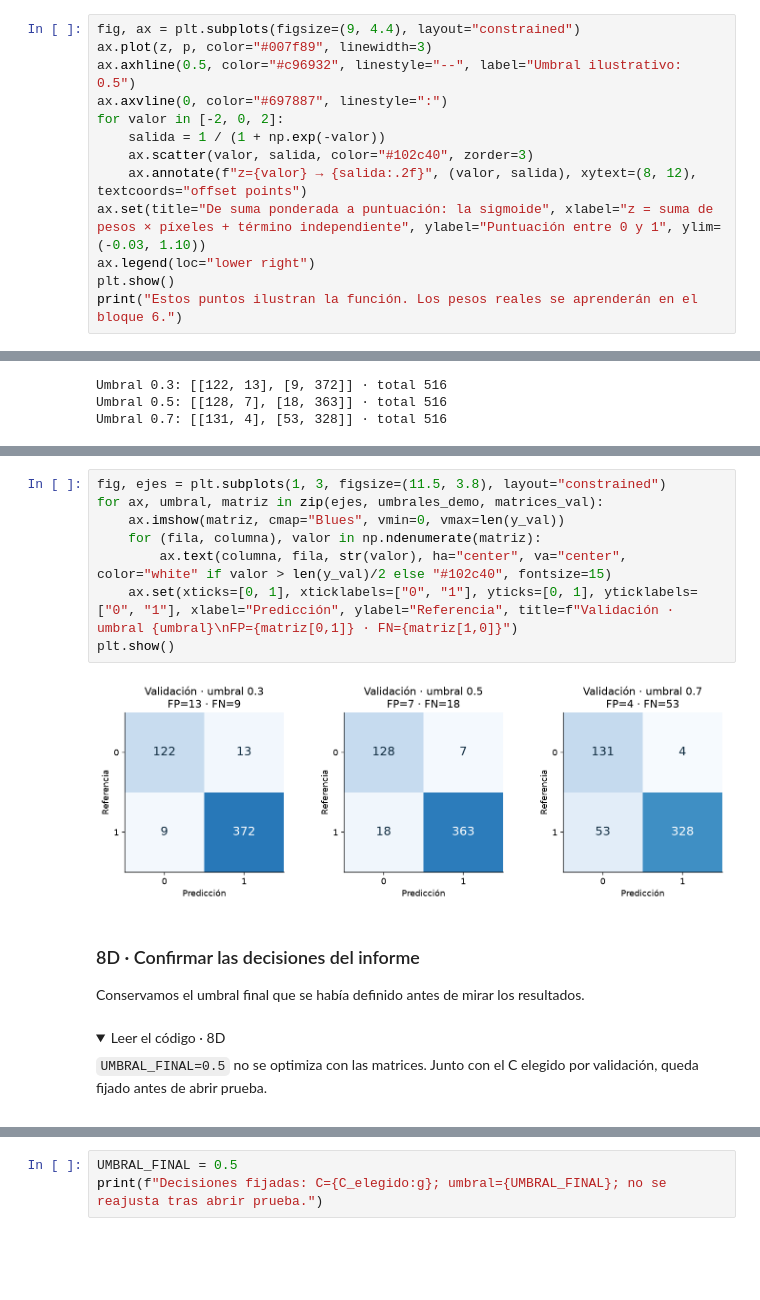
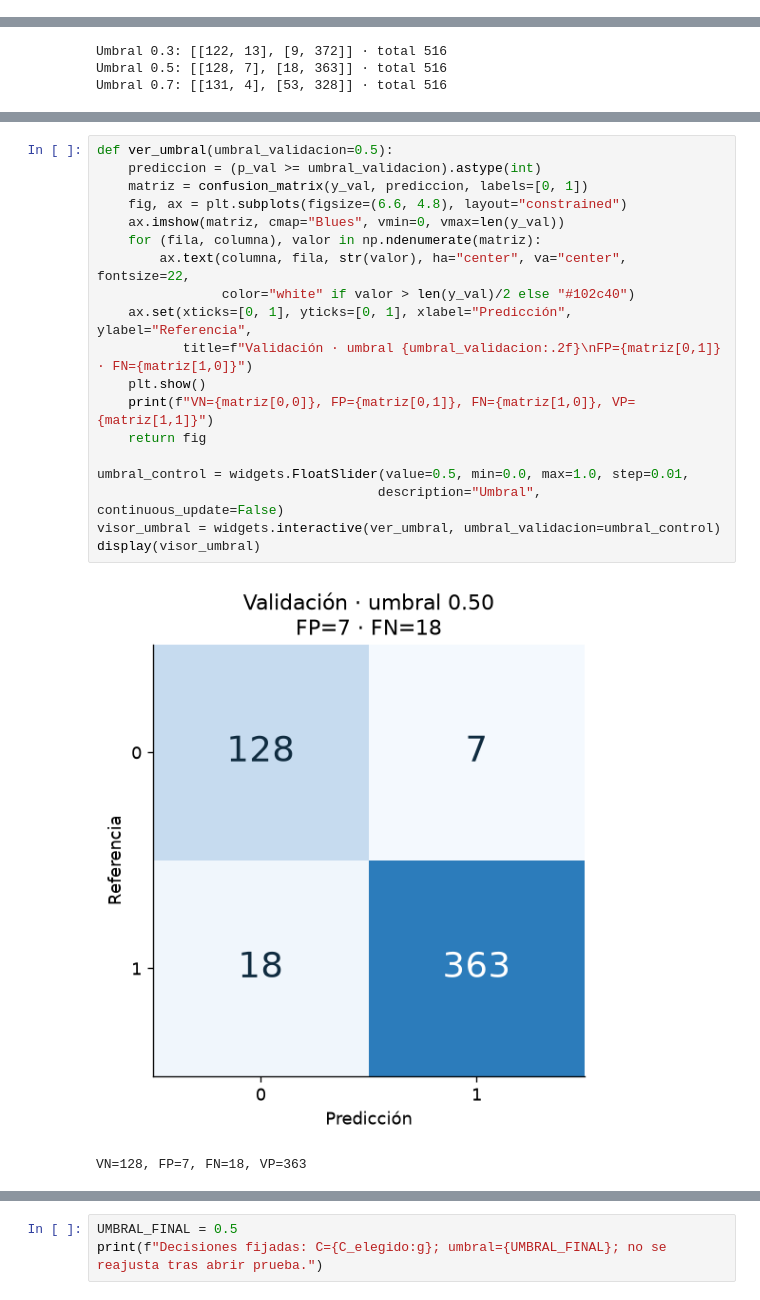
Before and after one commit to FisikMedik/taller-imagenes-medicas-python, a Jupyter notebook: Modulo_ML_radiografias.ipynb, the cells around one changed output, grey strips where cells are left out. Cells and saved outputs as stored; diff of their text form; folded sections open; blank space fills up the shorter version.

```diff
--- a/Modulo_ML_radiografias.ipynb
+++ b/Modulo_ML_radiografias.ipynb
@@ -564,13 +281,0 @@ Dibujamos la sigmoide, la referencia de 0.5 y tres sumas concretas.
-# %%
-fig, ax = plt.subplots(figsize=(9, 4.4), layout="constrained")
-ax.plot(z, p, color="#007f89", linewidth=3)
-ax.axhline(0.5, color="#c96932", linestyle="--", label="Umbral ilustrativo: 0.5")
-ax.axvline(0, color="#697887", linestyle=":")
-for valor in [-2, 0, 2]:
-    salida = 1 / (1 + np.exp(-valor))
-    ax.scatter(valor, salida, color="#102c40", zorder=3)
-    ax.annotate(f"z={valor} → {salida:.2f}", (valor, salida), xytext=(8, 12), textcoords="offset points")
-ax.set(title="De suma ponderada a puntuación: la sigmoide", xlabel="z = suma de pesos × píxeles + término independiente", ylabel="Puntuación entre 0 y 1", ylim=(-0.03, 1.10))
-ax.legend(loc="lower right")
-plt.show()
-print("Estos puntos ilustran la función. Los pesos reales se aprenderán en el bloque 6.")
@@ -1032,21 +543,22 @@ Dibujamos las matrices ya calculadas con una escala de color común.
 # %%
-fig, ejes = plt.subplots(1, 3, figsize=(11.5, 3.8), layout="constrained")
-for ax, umbral, matriz in zip(ejes, umbrales_demo, matrices_val):
+def ver_umbral(umbral_validacion=0.5):
+    prediccion = (p_val >= umbral_validacion).astype(int)
+    matriz = confusion_matrix(y_val, prediccion, labels=[0, 1])
+    fig, ax = plt.subplots(figsize=(6.6, 4.8), layout="constrained")
     ax.imshow(matriz, cmap="Blues", vmin=0, vmax=len(y_val))
     for (fila, columna), valor in np.ndenumerate(matriz):
-        ax.text(columna, fila, str(valor), ha="center", va="center", color="white" if valor > len(y_val)/2 else "#102c40", fontsize=15)
-    ax.set(xticks=[0, 1], xticklabels=["0", "1"], yticks=[0, 1], yticklabels=["0", "1"], xlabel="Predicción", ylabel="Referencia", title=f"Validación · umbral {umbral}\nFP={matriz[0,1]} · FN={matriz[1,0]}")
-plt.show()
+        ax.text(columna, fila, str(valor), ha="center", va="center", fontsize=22,
+                color="white" if valor > len(y_val)/2 else "#102c40")
+    ax.set(xticks=[0, 1], yticks=[0, 1], xlabel="Predicción", ylabel="Referencia",
+           title=f"Validación · umbral {umbral_validacion:.2f}\nFP={matriz[0,1]} · FN={matriz[1,0]}")
+    plt.show()
+    print(f"VN={matriz[0,0]}, FP={matriz[0,1]}, FN={matriz[1,0]}, VP={matriz[1,1]}")
+    return fig
+
+umbral_control = widgets.FloatSlider(value=0.5, min=0.0, max=1.0, step=0.01,
+                                    description="Umbral", continuous_update=False)
+visor_umbral = widgets.interactive(ver_umbral, umbral_validacion=umbral_control)
+display(visor_umbral)
 # %% [output]
-[figure, old version]
+[figure, new version]
+VN=128, FP=7, FN=18, VP=363
-# %% [markdown]
-### 8D · Confirmar las decisiones del informe
-
-Conservamos el umbral final que se había definido antes de mirar los resultados.
-# %% [markdown]
-<details>
-<summary>Leer el código · 8D</summary>
-
-`UMBRAL_FINAL=0.5` no se optimiza con las matrices. Junto con el C elegido por validación, queda fijado antes de abrir prueba.
-
-</details>
```
Also changed, not shown: parts of 290 cells of this notebook, 19 other files.
